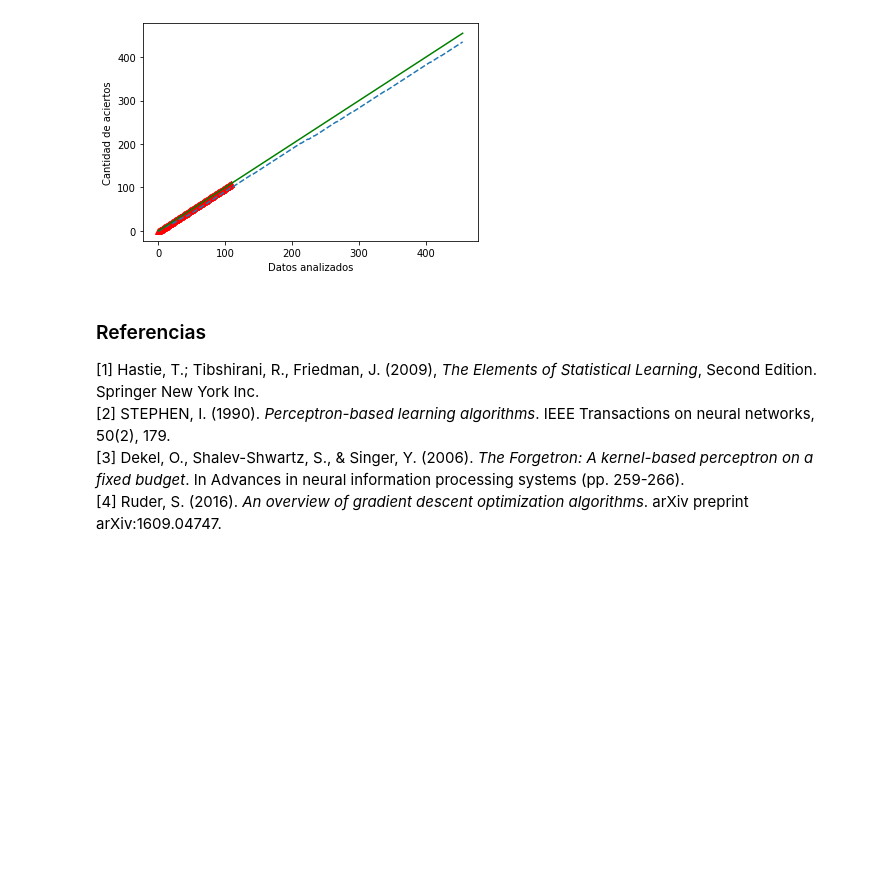
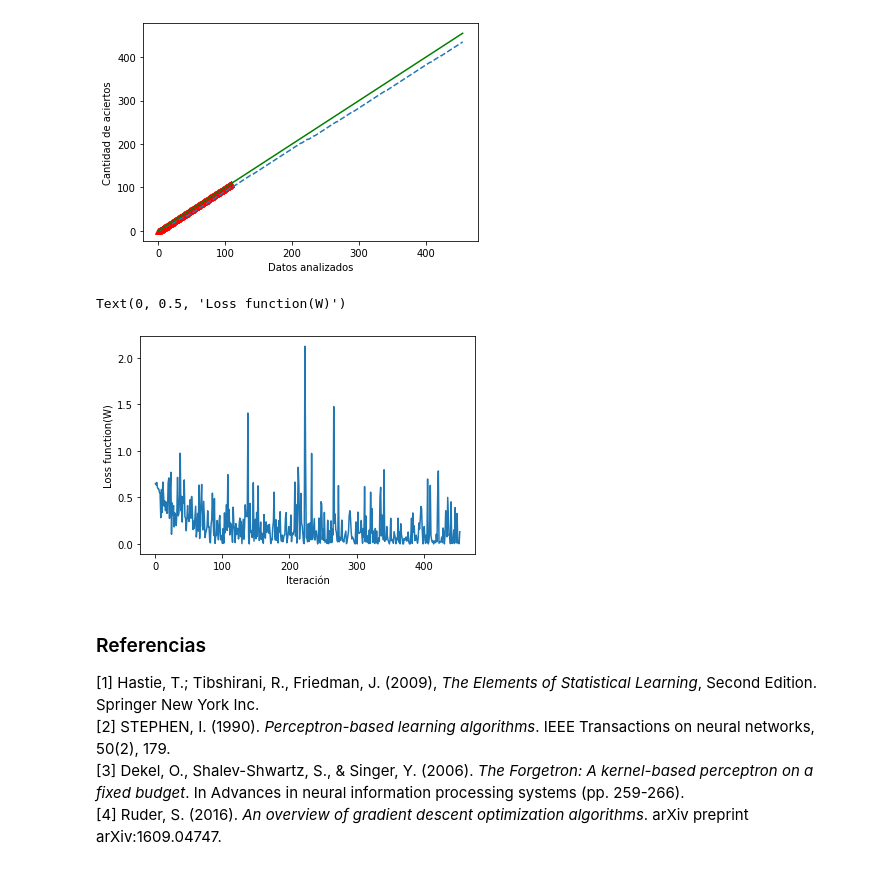
Before and after one commit to GaboPP/Perceptron, a Jupyter notebook: Enunciado.ipynb, the cells around one changed output. Cells and saved outputs as stored; diff of their text form; code cells hidden in the pictures; blank space fills up the shorter version.

Commit message:
time and graphics

```diff
--- a/Enunciado.ipynb
+++ b/Enunciado.ipynb
@@ -71,6 +72,7 @@ class Perceptron(object):
         self.eta = eta
         self.accuracy = []
         self.effective_array = []
+        self.tiempo_entrenamiento = 0
         self.pesos = np.zeros(N_inputs + 1) # mejor resultado
         #self.pesos = np.random.randn(N_inputs + 1)
 
@@ -79,6 +81,7 @@ class Perceptron(object):
         return condicion
 
     def train(self, training_inputs, outputs):
+        tiempo_inicial = time()
         for _ in range(self.N):
             accuracy = [0]
             effective_array = [0]
@@ -90,6 +93,8 @@ class Perceptron(object):
                 self.pesos[0] += self.eta * (output - prediction)
             self.accuracy = accuracy
             self.effective_array = effective_array
+        tiempo_final = time()
+        self.tiempo_entrenamiento = tiempo_final - tiempo_inicial
 # %% [markdown]
 > c) Demuestre que lo implementado funciona en un problema real de clasificación. Para esto utilice el dataset **Breast cancer wisconsin**, disponible a través de la librería __[*sklearn*](http://scikit-learn.org)__, el cual corresponde a la detección de cancer mamario a través de características relevantes (numéricas continuas) de un examen realizado, como por ejemplo la textura, simetría y tamaño de una masa mamaria. Estas características deben combinarse linealmente para la detección del cancer.
 > <div class="alert alert-block alert-info">Es una buena práctica el normalizar los datos antes de trabajar con el modelo</div>
@@ -205,29 +214,32 @@ class Perceptron_gradiente(object):
     def __init__(self, N_inputs, N=1, eta=0.01):
         self.N = N
         self.eta = eta
-        self.accuracy = []
-        self.effective_array = []
+        self.accuracy = [0]
         self.pesos = np.zeros(N_inputs + 1) # mejor resultado
-        #self.pesos = np.random.randn(N_inputs + 1)
+        self.Loss = []
+        self.tiempo_entrenamiento = 0
 
     def predict(self, inputs):
         condicion = f(inputs, self.pesos[1:], self.pesos[0])
         return condicion
 
     def train(self, training_inputs, outputs):
+        tiempo_inicial = time()
         for _ in range(self.N):
             accuracy = [0]
             effective_array = [0]
-            Loss = []
             for entrada, output in zip(training_inputs, outputs):
                 prediction = self.predict(entrada)
                 accuracy.append(1*(prediction == output) + accuracy[len(accuracy)-1])
                 effective_array.append(1+effective_array[len(effective_array)-1])
-                Loss.append(Loss_function(output, entrada,self.pesos[1:],self.pesos[0]))
                 self.pesos[1:] -= self.eta * gradiente(output, entrada, self.pesos[1:],self.pesos[0])
                 self.pesos[0] += self.eta * (output - prediction)
+
+                self.Loss.append(Loss_function(output, entrada,self.pesos[1:],self.pesos[0]))
             self.accuracy = accuracy
             self.effective_array = effective_array
+        tiempo_final = time()
+        self.tiempo_entrenamiento = tiempo_final - tiempo_inicial
 # %% [markdown]
 > j) Vuelva a realizar el item c) con esta modificación, además grafique la función de pérdida en el transcurso del entrenamiento. Compare los resultados.
 # %%
@@ -258,6 +272,13 @@ accuracy test (red): '96'%
 accuracy training(blue): 96.0%
 accuracy ideal (green)
 [figure]
+# %%
+plt.plot(P.Loss)
+plt.xlabel('Iteración')
+plt.ylabel('Loss function(W)')
+# %% [output]
+Text(0, 0.5, 'Loss function(W)')
+[figure, added]
 # %% [markdown]
 <a id="refs"></a>
 ### Referencias
```
Also changed, not shown: parts of 4 cells of this notebook.
